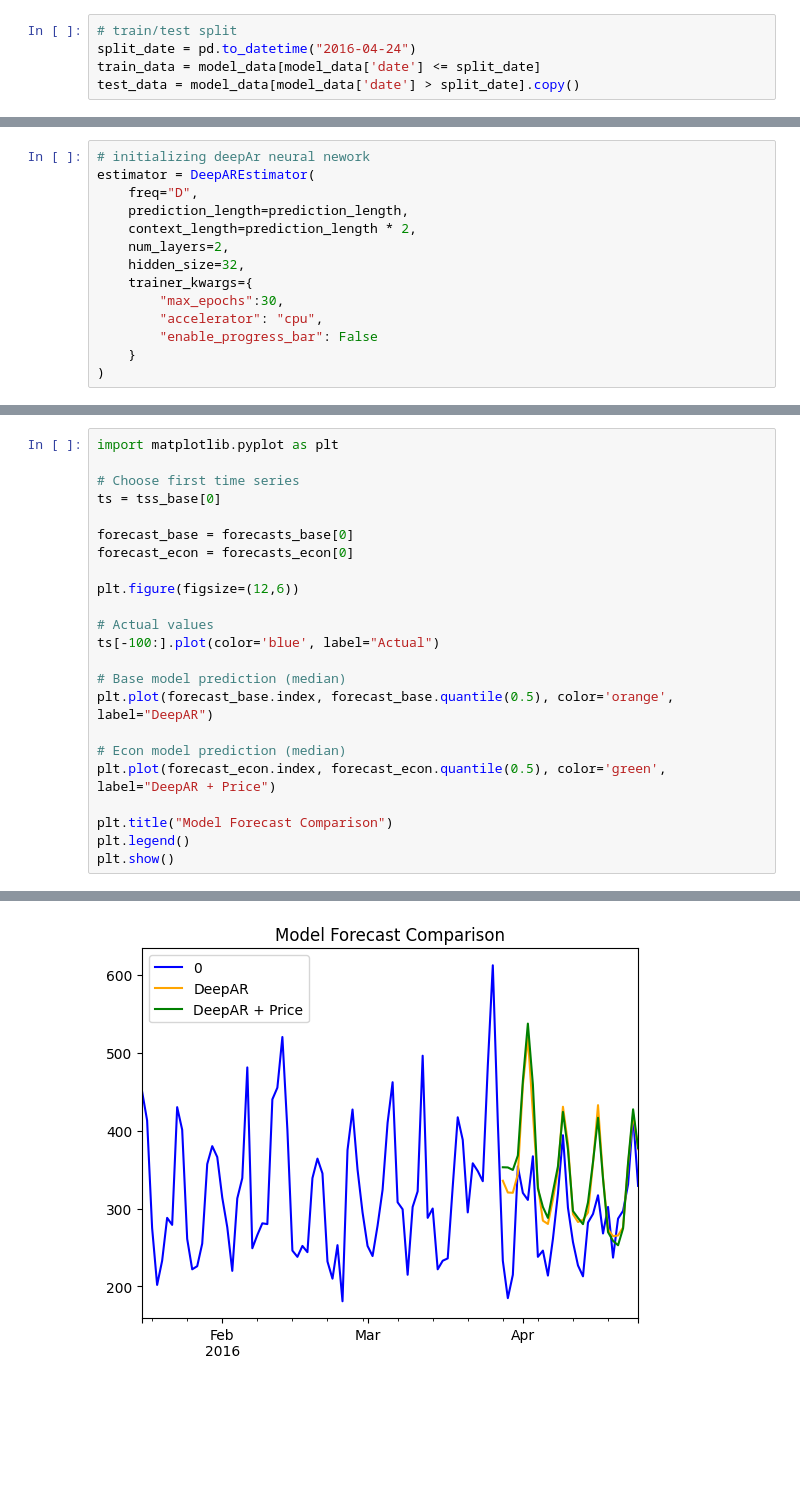
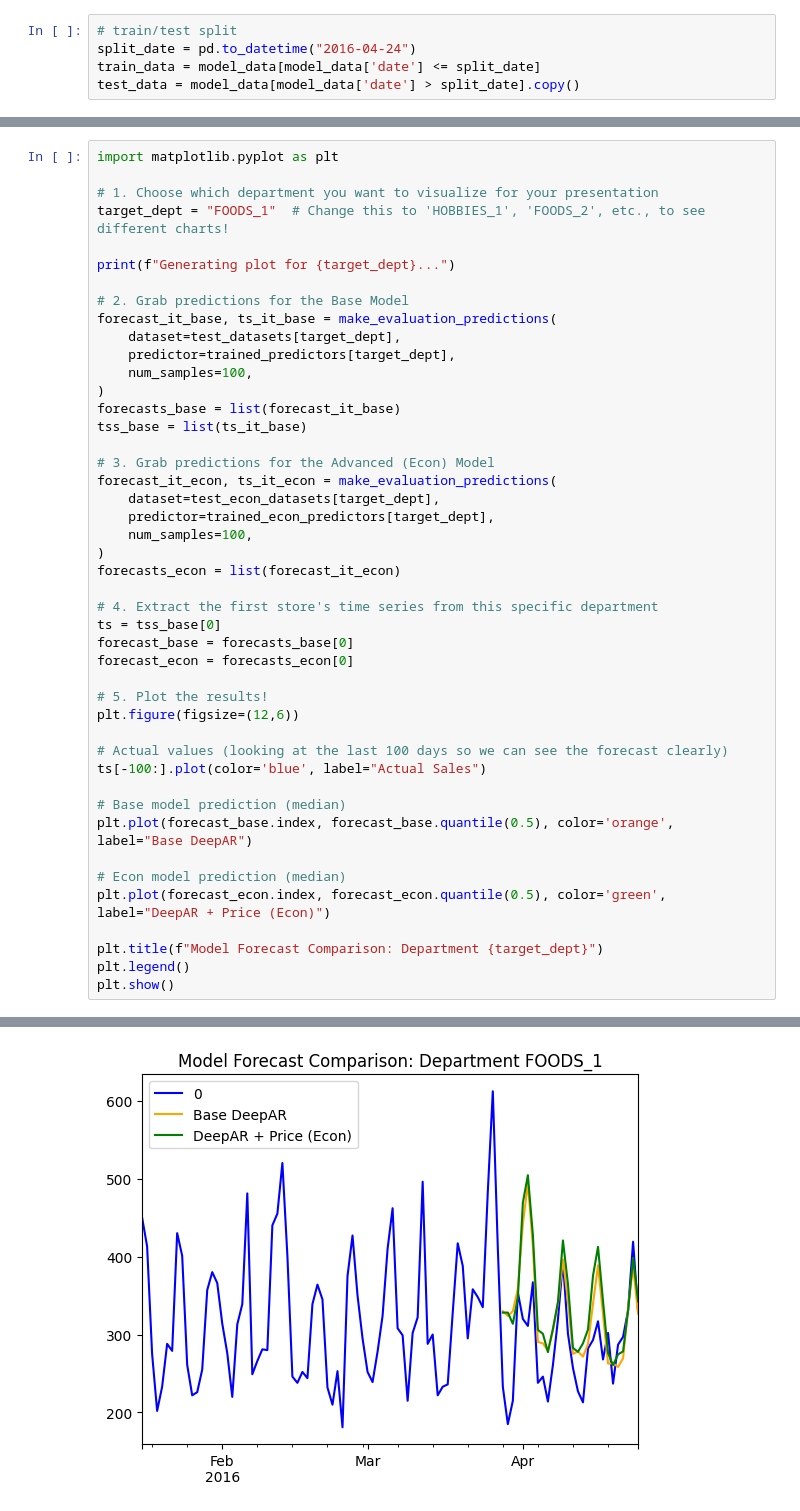
Before and after one commit to connie4-beep/Walmart-Sales-Forecasting-DeepAR, a Jupyter notebook: walmart_forcasting_model.ipynb, the cells around one changed output, grey strips where cells are left out. Saved outputs shown, nothing was run; the diff lists cells and outputs as text; blank space fills up the shorter version.

```diff
--- a/walmart_forcasting_model.ipynb
+++ b/walmart_forcasting_model.ipynb
@@ -197,14 +184,0 @@ test_ds = ListDataset(
-# %%
-# initializing deepAr neural nework
-estimator = DeepAREstimator(
-    freq="D",
-    prediction_length=prediction_length,
-    context_length=prediction_length * 2,
-    num_layers=2,
-    hidden_size=32,
-    trainer_kwargs={
-        "max_epochs":30,
-        "accelerator": "cpu",
-        "enable_progress_bar": False
-    }
-)
@@ -422,24 +767,46 @@ tss_econ = list(ts_it)
 # %%
 import matplotlib.pyplot as plt
 
-# Choose first time series
+# 1. Choose which department you want to visualize for your presentation
+target_dept = "FOODS_1"  # Change this to 'HOBBIES_1', 'FOODS_2', etc., to see different charts!
+
+print(f"Generating plot for {target_dept}...")
+
+# 2. Grab predictions for the Base Model
+forecast_it_base, ts_it_base = make_evaluation_predictions(
+    dataset=test_datasets[target_dept],
+    predictor=trained_predictors[target_dept],
+    num_samples=100,
+)
+forecasts_base = list(forecast_it_base)
+tss_base = list(ts_it_base)
+
+# 3. Grab predictions for the Advanced (Econ) Model
+forecast_it_econ, ts_it_econ = make_evaluation_predictions(
+    dataset=test_econ_datasets[target_dept],
+    predictor=trained_econ_predictors[target_dept],
+    num_samples=100,
+)
+forecasts_econ = list(forecast_it_econ)
+
+# 4. Extract the first store's time series from this specific department
 ts = tss_base[0]
-
 forecast_base = forecasts_base[0]
 forecast_econ = forecasts_econ[0]
 
+# 5. Plot the results!
 plt.figure(figsize=(12,6))
 
-# Actual values
-ts[-100:].plot(color='blue', label="Actual")
+# Actual values (looking at the last 100 days so we can see the forecast clearly)
+ts[-100:].plot(color='blue', label="Actual Sales")
 
 # Base model prediction (median)
-plt.plot(forecast_base.index, forecast_base.quantile(0.5), color='orange', label="DeepAR")
+plt.plot(forecast_base.index, forecast_base.quantile(0.5), color='orange', label="Base DeepAR")
 
 # Econ model prediction (median)
-plt.plot(forecast_econ.index, forecast_econ.quantile(0.5), color='green', label="DeepAR + Price")
+plt.plot(forecast_econ.index, forecast_econ.quantile(0.5), color='green', label="DeepAR + Price (Econ)")
 
-plt.title("Model Forecast Comparison")
+plt.title(f"Model Forecast Comparison: Department {target_dept}")
 plt.legend()
 plt.show()
 # %% [output]
@@ -447 +815 @@ plt.show()
-[figure, old version]
+[figure, new version]
```
Also changed, not shown: parts of 17 cells of this notebook, 2 other files.
